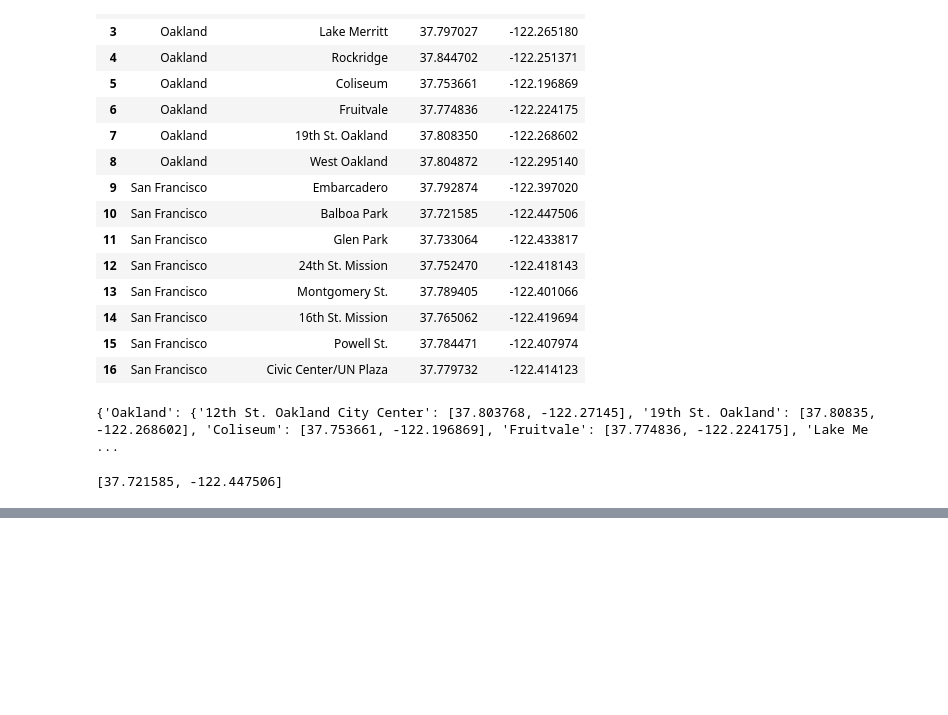
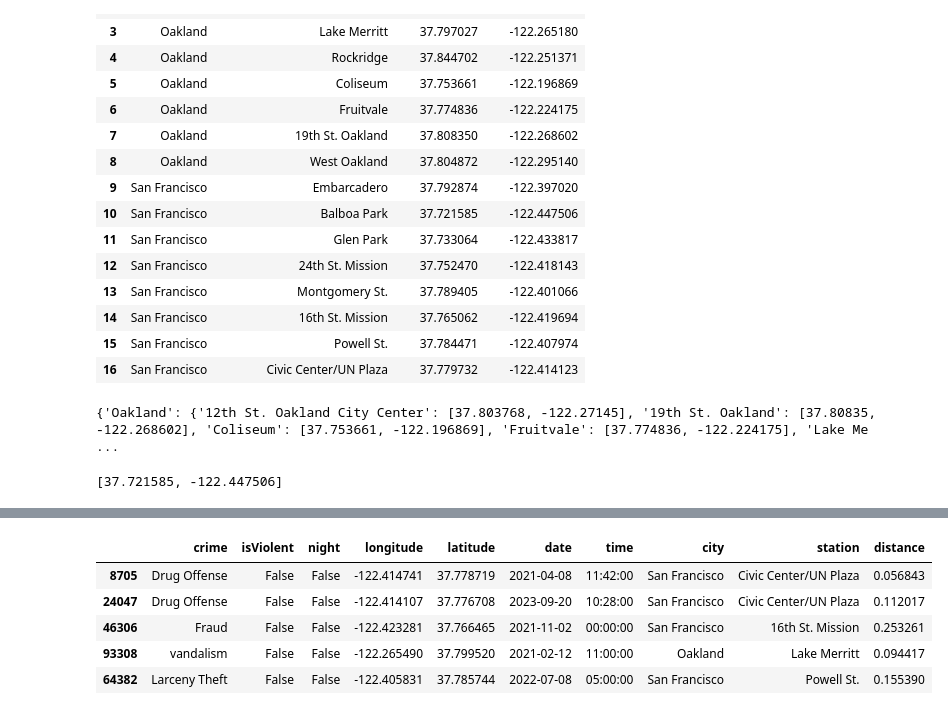
Before and after one commit to dysonkona/STA-141B-Final-Project, a Jupyter notebook: finalproj.ipynb, the cells around one changed output, grey strips where cells are left out. Saved outputs shown, nothing was run; the diff lists cells and outputs as text; code cells hidden in the pictures; blank space fills up the shorter version.

```diff
--- a/finalproj.ipynb
+++ b/finalproj.ipynb
@@ -211,0 +290,16 @@ print(end-start)
+# %%
+names = {"incident_datetime": "datetime", "incident_category": "crime", "description": "crime"}
+sfFrame =  util.Rename(results[0][0], names)
+oakFrame = util.Rename(results[1][0], names)
+
+crimeData = pd.concat([sfFrame, oakFrame], ignore_index = True)
+crimeData['date'] = pd.to_datetime(crimeData['date']).dt.normalize()
+crimeData['time'] = pd.to_datetime(crimeData['time']).dt.time
+crimeData.sample(5)
+# %% [output]
+|  | crime | isViolent | night | longitude | latitude | date | time | city | station | distance |
+| 8705 | Drug Offense | False | False | -122.414741 | 37.778719 | 2021-04-08 | 11:42:00 | San Francisco | Civic Center/UN Plaza | 0.056843 |
+| 24047 | Drug Offense | False | False | -122.414107 | 37.776708 | 2023-09-20 | 10:28:00 | San Francisco | Civic Center/UN Plaza | 0.112017 |
+| 46306 | Fraud | False | False | -122.423281 | 37.766465 | 2021-11-02 | 00:00:00 | San Francisco | 16th St. Mission | 0.253261 |
+| 93308 | vandalism | False | False | -122.265490 | 37.799520 | 2021-02-12 | 11:00:00 | Oakland | Lake Merritt | 0.094417 |
+| 64382 | Larceny Theft | False | False | -122.405831 | 37.785744 | 2022-07-08 | 05:00:00 | San Francisco | Powell St. | 0.155390 |
```
Also changed, not shown: parts of 6 cells of this notebook, 3 other files.
